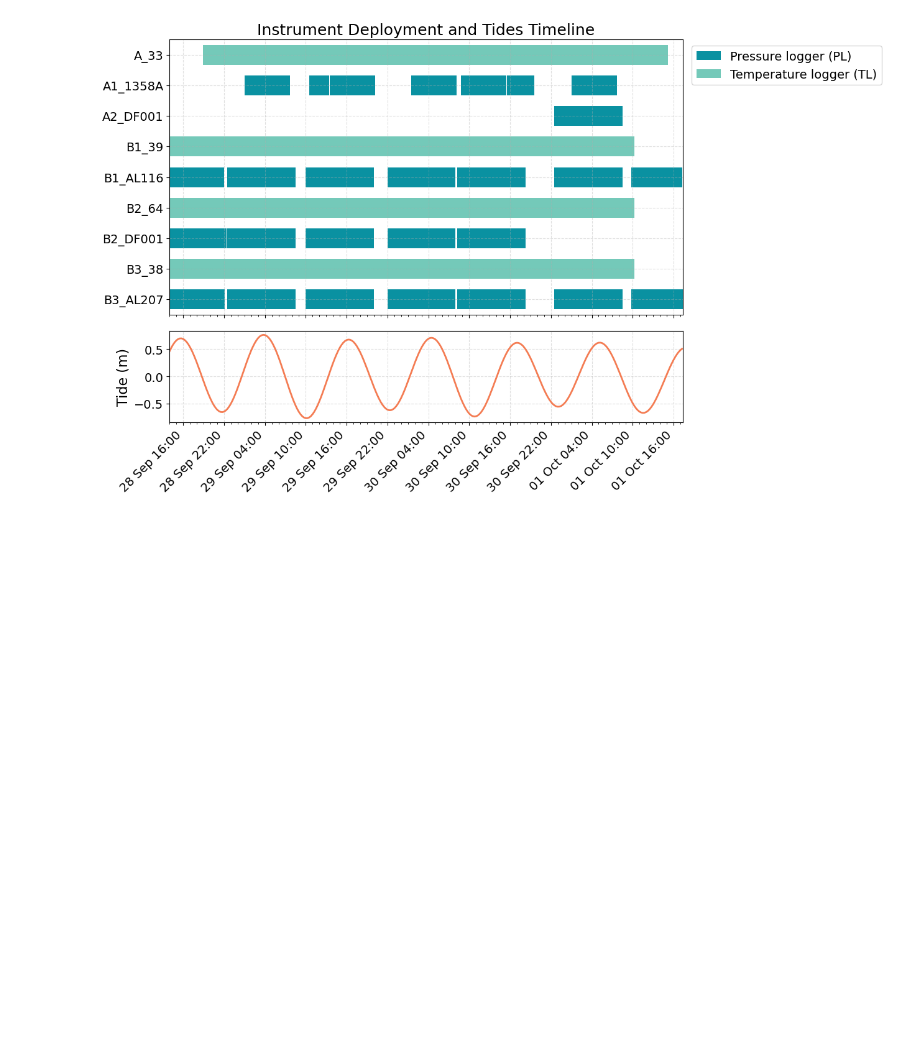
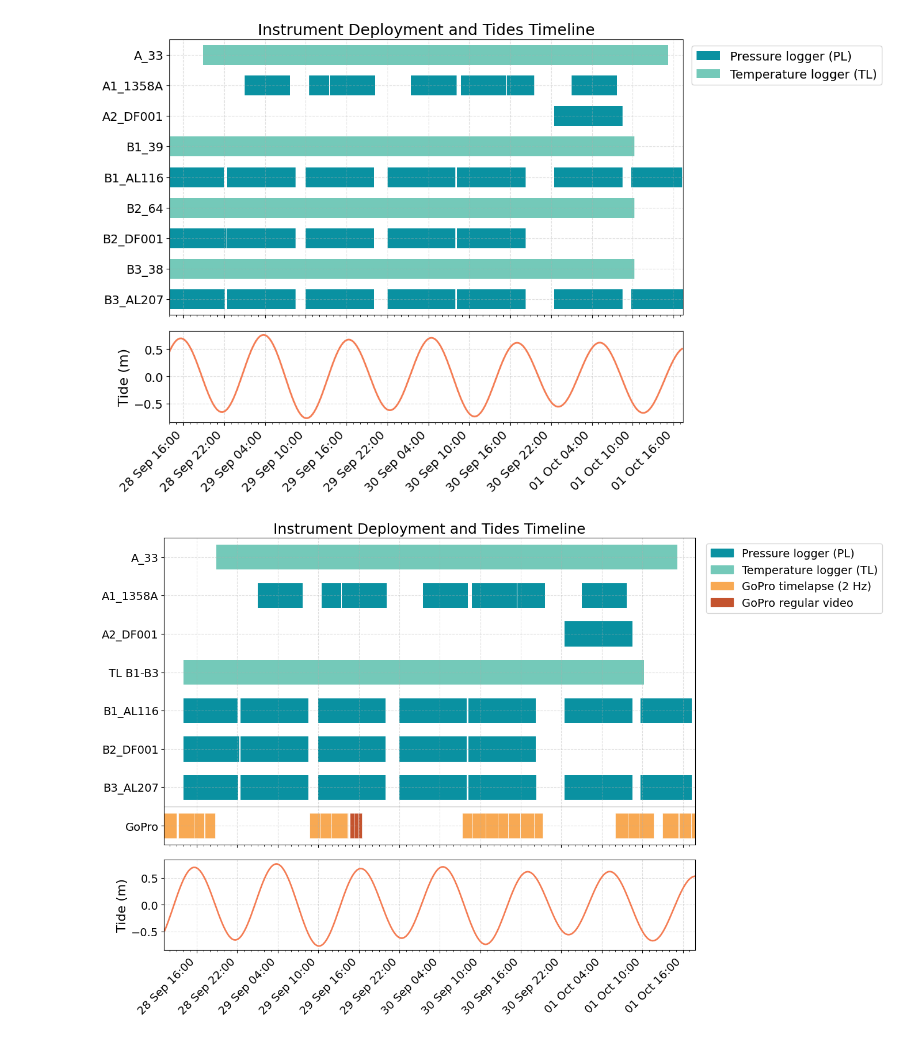
Before and after one commit to mdelemosschaper/quintaplaya, a Jupyter notebook: notebooks/Zoe_Timetable.ipynb, the cells around one changed output. Saved outputs shown, nothing was run; the diff lists cells and outputs as text; code cells hidden in the pictures; blank space fills up the shorter version.

```diff
--- a/notebooks/Zoe_Timetable.ipynb
+++ b/notebooks/Zoe_Timetable.ipynb
@@ -93,3 +93,96 @@ plt.setp(ax_tide.get_xticklabels(), rotation=45, ha="right")
 plt.tight_layout()
 # %% [output]
 [figure]
+# %%
+# ---------------- Deployment timeline incl. the GoPro camera (run after the cell above: needs df, desired_order) ----------------
+import pandas as pd
+import matplotlib.pyplot as plt
+import matplotlib.dates as mdates
+from matplotlib.patches import Patch
+from pathlib import Path
+
+GOPRO_DIR = Path(r"C:\TUD\MDP\gopro files\field")
+GOPRO_CSV = GOPRO_DIR / "recording_times.csv"     # written by the recording-times cell in timestacks.ipynb
+RUNUP_CSV = GOPRO_DIR / "runup_2hz.csv"           # only needed when SHOW_RUNUP = True
+TIDES_CSV = "../data/water_levels/QUINTA_tides_2030.csv"
+MERGE_ROWS = {"TL B1-B3": ["B1_39", "B2_64", "B3_38"]}   # logger rows drawn as one row; {} = all separate
+SHOW_RUNUP = False        # True = extra row with the periods used for the runup time series
+RUNUP_GAP_S = 60          # gaps longer than this split the runup series into separate periods
+
+C_PL, C_TL, C_TIDE = "#0a91a1", "#74c9b9", "#f47c53"
+C_TLAPSE, C_VIDEO, C_RUNUP = "#f8a953", "#c4532e", "#065a64"
+
+# GoPro recordings (local time, naive, like the logger times)
+gp = pd.read_csv(GOPRO_CSV, parse_dates=["start_local", "end_local"])
+gp["width"] = gp["end_local"] - gp["start_local"]
+
+# periods used for runup: contiguous stretches of the 2 Hz series
+runup_periods = pd.DataFrame(columns=["start", "end"])
+if SHOW_RUNUP:
+    rt = pd.to_datetime(pd.read_csv(RUNUP_CSV)["time_local"], errors="coerce").dropna().sort_values()
+    if len(rt) == 0:
+        print("could not read time_local from", RUNUP_CSV, "(saved from Excel?) - runup row left empty")
+    else:
+        grp = (rt.diff() > pd.Timedelta(seconds=RUNUP_GAP_S)).cumsum()
+        runup_periods = rt.groupby(grp).agg(["min", "max"]).set_axis(["start", "end"], axis=1)
+
+# merge logger rows (the merged row takes the place of its first member)
+dfp, log_order = df.copy(), list(desired_order)
+for new, members in MERGE_ROWS.items():
+    present = [m for m in members if m in log_order]
+    if not present:
+        continue
+    first = log_order.index(present[0])
+    dfp.loc[dfp["label"].isin(members), "label"] = new
+    log_order = [o for o in log_order if o not in members]
+    log_order.insert(first, new)
+
+rows_order = log_order + ["GoPro"] + (["GoPro runup"] if SHOW_RUNUP else [])
+ypos = {lab: i for i, lab in enumerate(rows_order)}
+
+xmin = min(dfp["start"].min(), gp["start_local"].min())
+xmax = max(dfp["end"].max(), gp["end_local"].max())
+
+tides = pd.read_csv(TIDES_CSV)
+tides["dates"] = pd.to_datetime(tides["dates"], utc=True).dt.tz_convert("Etc/GMT+6").dt.tz_localize(None)
+tides = tides[(tides["dates"] >= xmin) & (tides["dates"] <= xmax)]
+
+fig, (ax, ax_tide) = plt.subplots(2, 1, figsize=(14, 9), sharex=True, gridspec_kw={"height_ratios": [3.4, 1]})
+
+for kind, color in (("diver", C_PL), ("temp", C_TL)):
+    sub = dfp[(dfp["kind"] == kind) & dfp["label"].isin(ypos)]
+    ax.barh(sub["label"].map(ypos), sub["width"], left=sub["start"], height=0.65, color=color)
+for kind, color in (("timelapse", C_TLAPSE), ("regular video", C_VIDEO)):
+    sub = gp[gp["kind"] == kind]
+    ax.barh([ypos["GoPro"]] * len(sub), sub["width"], left=sub["start_local"], height=0.65, color=color,
+            edgecolor="white", linewidth=0.5)
+if SHOW_RUNUP and len(runup_periods):
+    ax.barh([ypos["GoPro runup"]] * len(runup_periods), runup_periods["end"] - runup_periods["start"],
+            left=runup_periods["start"], height=0.65, color=C_RUNUP)
+
+ax.set_title("Instrument Deployment and Tides Timeline")
+ax.set_yticks(range(len(rows_order)))
+ax.set_yticklabels(rows_order)
+ax.set_ylim(len(rows_order) - 0.5, -0.5)
+ax.axhline(ypos["GoPro"] - 0.5, color="0.6", lw=0.8)          # separates the camera from the loggers
+ax.grid(linestyle="--", alpha=0.4)
+handles = [Patch(color=C_PL, label="Pressure logger (PL)"), Patch(color=C_TL, label="Temperature logger (TL)"),
+           Patch(color=C_TLAPSE, label="GoPro timelapse (2 Hz)"), Patch(color=C_VIDEO, label="GoPro regular video")]
+if SHOW_RUNUP:
+    handles.append(Patch(color=C_RUNUP, label="Used for runup"))
+ax.legend(handles=handles, bbox_to_anchor=(1.01, 1.0), loc="upper left")
+
+ax_tide.plot(tides["dates"], tides["tide"], color=C_TIDE, linewidth=2)
+ax_tide.set_ylabel("Tide (m)")
+ax_tide.grid(linestyle="--", alpha=0.4)
+ax_tide.set_xlim(xmin, xmax)
+ax_tide.xaxis.set_major_locator(mdates.HourLocator(interval=6))
+ax_tide.xaxis.set_minor_locator(mdates.HourLocator(interval=1))
+ax_tide.xaxis.set_major_formatter(mdates.DateFormatter("%d %b %H:%M"))
+plt.setp(ax_tide.get_xticklabels(), rotation=45, ha="right")
+
+plt.tight_layout()
+fig.savefig("deployment_timeline.png", dpi=200, bbox_inches="tight")
+plt.show()
+# %% [output]
+[figure, added]
```
